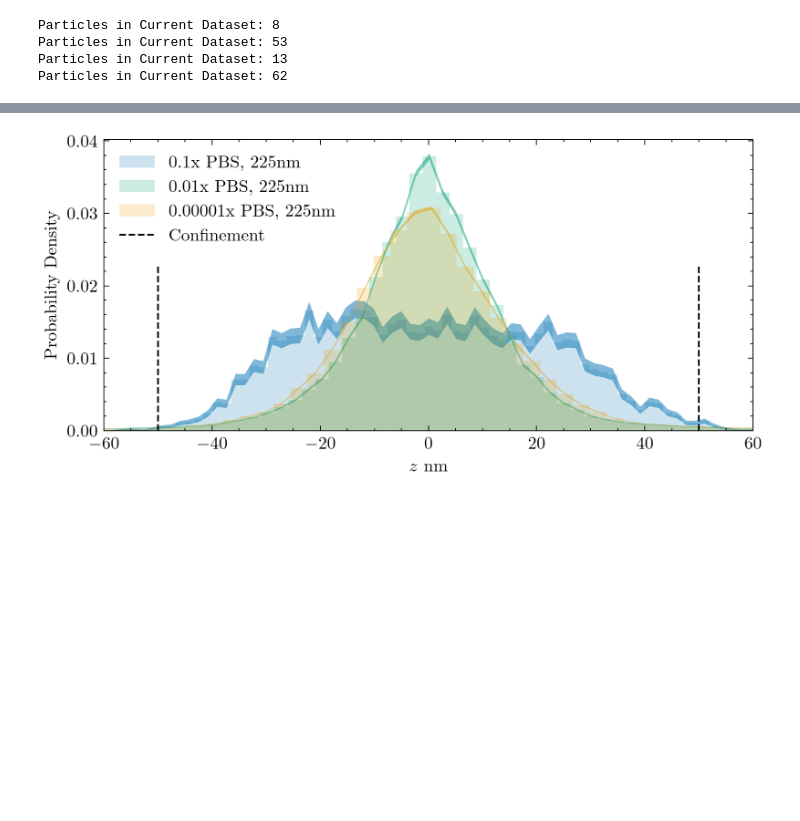
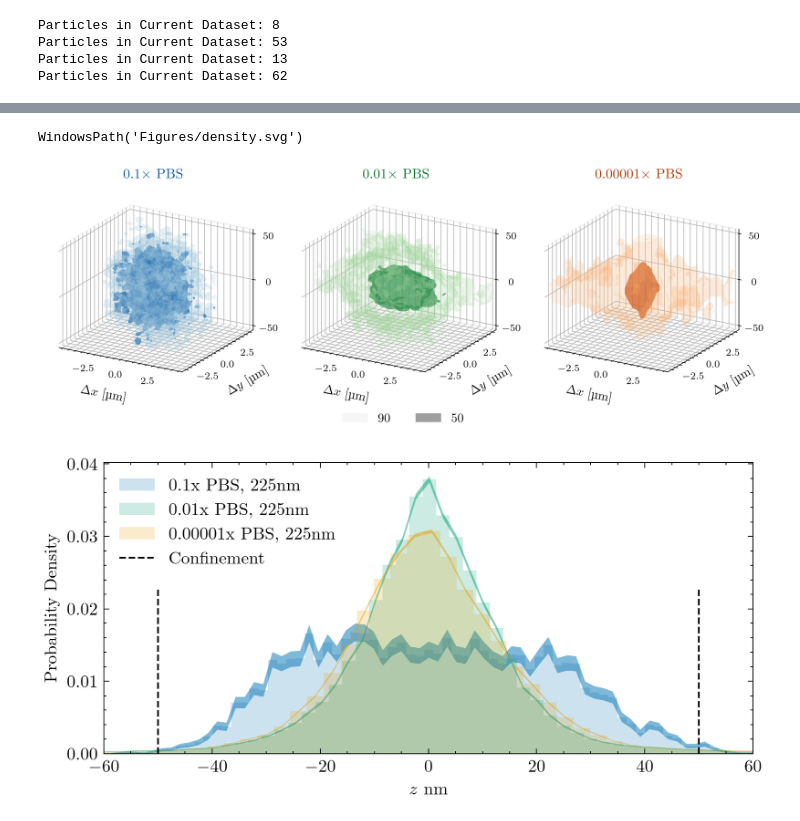
Before and after one commit to sinuose/mj_MASc_2026, a Jupyter notebook: Python/figures_chapter_7.ipynb, the cells around one changed output, grey strips where cells are left out. Cells and saved outputs as stored; diff of their text form; code cells hidden in the pictures; blank space fills up the shorter version.

```diff
--- a/Python/figures_chapter_7.ipynb
+++ b/Python/figures_chapter_7.ipynb
@@ -367,3 +465,48 @@ hat_r = np.arange(0, channel_height, 0.1) # 0.1 nm steps
+# %%
+PALETTE = {r'$0.1 \times$ PBS': 'Blues',
+           r'$0.01 \times$ PBS': 'Greens',
+           r'$0.00001 \times$ PBS': 'Oranges'}      # or explicit ('#a8c8e8', '#1f5fa8') pairs
+
+LEVELS = [(0.90, 0.35, 0.14),                     # (enclosed mass, cmap position, face α)
+          (0.50, 0.80, 0.50)]
+
+fig, axes = plt.subplots(1, 3, figsize=(8, 3), constrained_layout=True,
+                         subplot_kw={'projection': '3d'}, dpi=300)
+
+for ax, (label, (x, y, z, w)) in zip(axes, pooled.items()):
+    F, frac = density(x, y, z, w)
+    cmap = plt.get_cmap(PALETTE[label])
+
+    for alpha, shade, a in LEVELS:
+        if alpha > frac:                          # box too small to contain this level
+            print(f'{label}: {alpha:.0%} level clipped (only {frac:.1%} retained)')
+            continue
+        v, faces, *_ = marching_cubes(F, level=hdr_level(F, alpha / frac),
+                                      spacing=(dx, dy, dz))
+        ax.add_collection3d(Poly3DCollection(v[faces] + origin,
+                                             facecolor=cmap(shade), alpha=a, lw=0))
+
+    ax.set_title(label, color=cmap(0.85), fontsize=11, pad=0)
+    ax.set(xlim=xe[[0, -1]], ylim=ye[[0, -1]], zlim=ze[[0, -1]])
+    #ax.set_box_aspect((1, 1, 0.85), zoom=1.25)    # camera zoom; trims dead margin
+    ax.set_proj_type('ortho')                     # no perspective ⇒ sizes comparable
+    ax.view_init(elev=20, azim=-60)
+    ax.set_xlabel(r'$\Delta x$ [µm]', labelpad=1)
+    ax.set_ylabel(r'$\Delta y$ [µm]', labelpad=1)
+    ax.set_zlabel(r'$\Delta z$ [nm]', labelpad=1)
+    ax.locator_params(nbins=4)
+    ax.tick_params(labelsize=8, pad=-1)
+    for axis in (ax.xaxis, ax.yaxis, ax.zaxis):
+        axis.pane.fill = False
+
+fig.legend(handles=[Patch(facecolor=plt.get_cmap('Greys')(s), alpha=a,
+                          label=f'{al:.0%} of occupancy') for al, s, a in LEVELS],
+           loc='outside lower center', ncol=2, frameon=False)
+
+save_fig(fig, 'Figures/density', also='pdf')
+# %% [output]
+WindowsPath('Figures/density.svg')
+[figure, added]
 # %%
 #RXY_PS100_0p1,      RZ_PS100_0p1        = GetRadius(PS_PBS0p1_225nm    , fps = 400, visc=1*10**(-3)     )
 #RXY_PS100_0p01,     RZ_PS100_0p01       = GetRadius(PS_PBS0p01_225nm   , fps = 400, visc=1*10**(-3)     )
```
Also changed, not shown: parts of 30 cells of this notebook, 34 other files.
